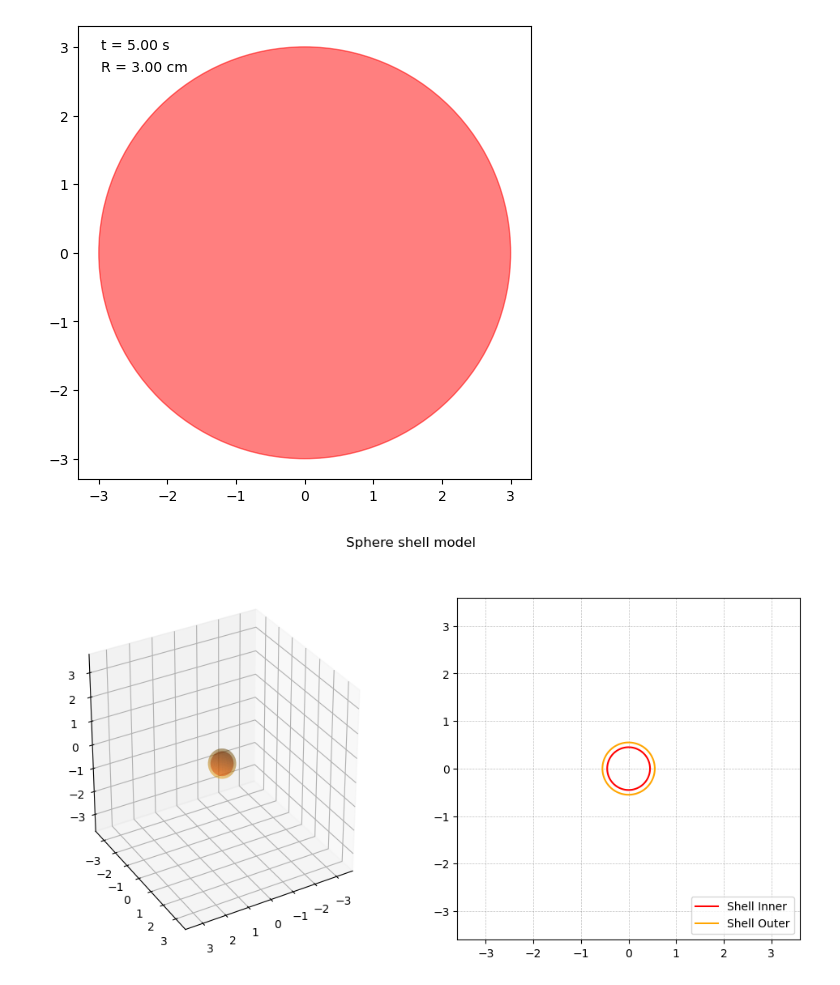
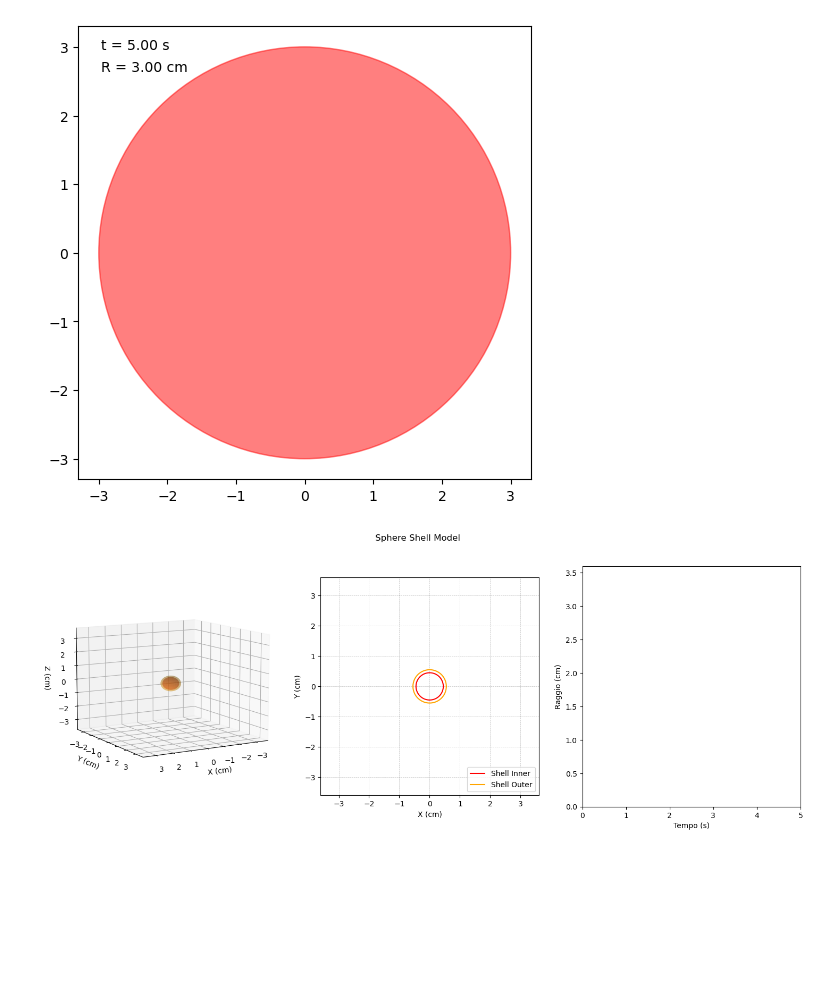
Before and after one commit to TobiaMatcovich/GRBmodelling, a Jupyter notebook: TEST3.ipynb, the cells around one changed output. Saved outputs shown, nothing was run; the diff lists cells and outputs as text; code cells hidden in the pictures; blank space fills up the shorter version.

```diff
--- a/TEST3.ipynb
+++ b/TEST3.ipynb
@@ -308,31 +233,35 @@ import matplotlib.pyplot as plt
 from mpl_toolkits.mplot3d import Axes3D
 from matplotlib.animation import FuncAnimation, PillowWriter
 
-# Parametri temporali
+#------------------- temporal contarints -------------------------
 t_start = 0
 t_end = 5
 frames = 50
 times = np.linspace(t_start, t_end, frames)
 radii = 0.5 + 0.5 * times  # r(t)
+#-------------------------------------------------------------------
 
-# Crea la figura
-fig = plt.figure(figsize=(12, 6), dpi=100)
-fig.suptitle("Sphere shell model")
+fig = plt.figure(figsize=(18, 6), dpi=100)
+fig.suptitle("Sphere Shell Model")
 
 # 3D subplot
-ax3d = fig.add_subplot(121, projection='3d')
+ax3d = fig.add_subplot(131, projection='3d')
 ax3d.set_facecolor('white')
 ax3d.view_init(elev=30, azim=60)
-ax3d.set_xlabel("X (cm)")
-ax3d.set_ylabel("Y (cm)")
-ax3d.set_zlabel("Z (cm)")
 
 # 2D subplot per sezioni
-ax2d = fig.add_subplot(122)
+ax2d = fig.add_subplot(132)
 ax2d.set_aspect('equal')
-ax2d.set_xlabel("X (cm)")
-ax2d.set_ylabel("Y (cm)")
 
+
+# 2D subplot per grafico raggio vs tempo
+ax1d = fig.add_subplot(133)
+ax1d.set_xlim([t_start, t_end])
+ax1d.set_ylim([0, max(radii)*1.2])
+ax1d.set_xlabel("Tempo (s)")
+ax1d.set_ylabel("Raggio (cm)")
+
+# Limiti comuni per i grafici
 limit = max(radii) * 1.2
 for ax in [ax3d, ax2d]:
     ax.set_xlim(-limit, limit)
@@ -357,10 +286,14 @@ circle_xy, = ax2d.plot([], [], 'r', lw=2, label='XY (Z=0)')
 circle_xz, = ax2d.plot([], [], 'b--', lw=1, label='XZ (Y=0)')
 circle_yz, = ax2d.plot([], [], 'g--', lw=1, label='YZ (X=0)')
 
-# Testo
+# Testo per il tempo e il raggio
 time_text = ax2d.text(0.05, 0.95, '', transform=ax2d.transAxes)
 radius_text = ax2d.text(0.05, 0.90, '', transform=ax2d.transAxes)
 
+# Linea per il grafico del raggio
+line_raggio, = ax1d.plot([], [], color='blue', lw=2)
+
+# Funzione di aggiornamento
 def update(frame):
     r = radii[frame]
     delta_r = 0.2 * r  # ad esempio 20% dello spessore
@@ -369,37 +302,46 @@ def update(frame):
 
     # === Shell 3D ===
     ax3d.cla()
     ax3d.set_xlim(-limit, limit)
     ax3d.set_ylim(-limit, limit)
     ax3d.set_zlim(-limit, limit)
-    ax3d.view_init(elev=30, azim=60)
+    ax3d.view_init(elev=10, azim=60)
+    ax3d.set_xlabel("X (cm)")
+    ax3d.set_ylabel("Y (cm)")
+    ax3d.set_zlabel("Z (cm)")
 
     # Superfici interna ed esterna della shell
     ax3d.plot_surface(r_in * X, r_in * Y, r_in * Z, color='red', alpha=0.3, edgecolor='none')
     ax3d.plot_surface(r_out * X, r_out * Y, r_out * Z, color='orange', alpha=0.3, edgecolor='none')
 
     # === Sezione 2D ===
     ax2d.cla()
     ax2d.set_xlim(-limit, limit)
     ax2d.set_ylim(-limit, limit)
     ax2d.set_aspect('equal')
     ax2d.grid(True, color='gray', linestyle='--', linewidth=0.5, alpha=0.5)
+    ax2d.set_xlabel("X (cm)")
+    ax2d.set_ylabel("Y (cm)")
 
     # Due cerchi concentrici per la shell
     ax2d.plot(r_in * np.cos(theta), r_in * np.sin(theta), 'r', lw=1.5, label='Shell Inner')
     ax2d.plot(r_out * np.cos(theta), r_out * np.sin(theta), 'orange', lw=1.5, label='Shell Outer')
 
+    # === Grafico raggio vs tempo ===
+    line_raggio.set_data(times[:frame+1], radii[:frame+1])
+
+    # Aggiorna il testo per il tempo e il raggio
     time_text.set_text(f't = {times[frame]:.2f} s')
     radius_text.set_text(f'R = {r:.2f} cm')
     ax2d.legend(loc='lower right')
 
-    return []
+    return [circle_xy, line_raggio]
 
 # Crea animazione
 ani = FuncAnimation(fig, update, frames=frames, blit=False)
-ani.save("espansione_sfera_con_sezioni.gif", writer=PillowWriter(fps=10))
+ani.save("espansione_sfera_con_sezioni_e_raggio.gif", writer=PillowWriter(fps=10))
 # %% [output]
-[figure, old version]
+[figure, new version]
 # %%
 import numpy as np
 import matplotlib.pyplot as plt
```
Also changed, not shown: parts of 26 cells of this notebook, 15 other files.
